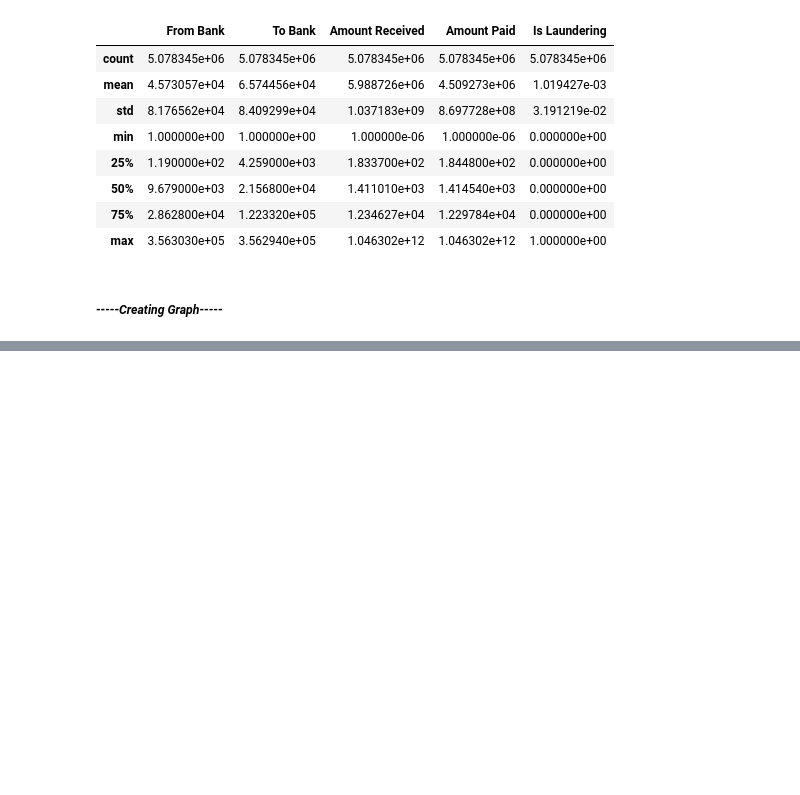
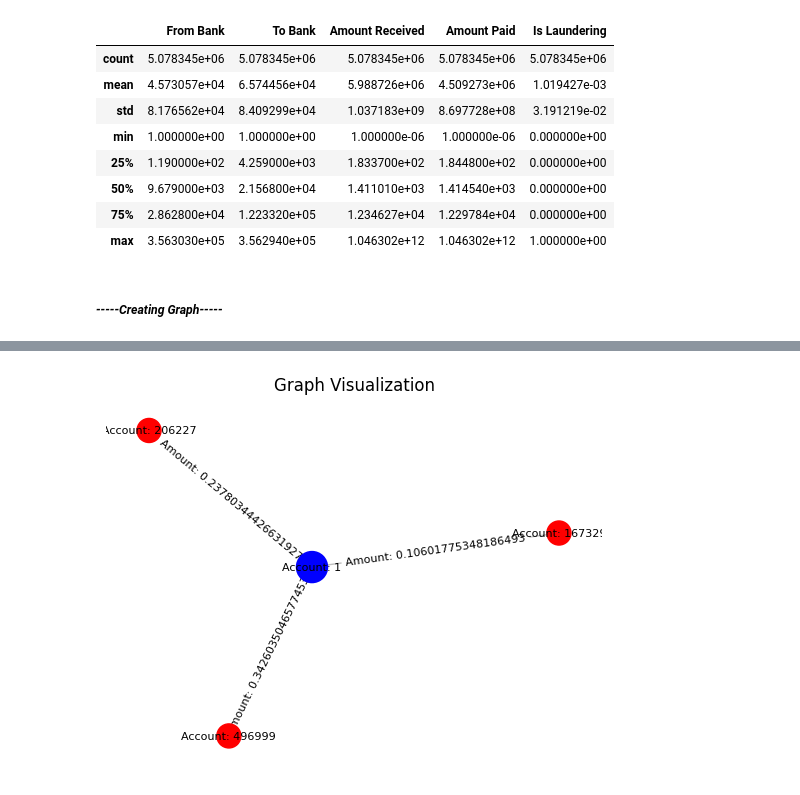
Before and after one commit to owhygithub/AML-fraud-detector, a Jupyter notebook: datasets_explore.ipynb, the cells around one changed output, grey strips where cells are left out. Saved outputs shown, nothing was run; the diff lists cells and outputs as text; code cells hidden in the pictures; blank space fills up the shorter version.

```diff
--- a/datasets_explore.ipynb
+++ b/datasets_explore.ipynb
@@ -242,0 +265,3 @@ NotADirectoryError: [Errno 20] Not a directory: '/Users/owhy/Desktop/THESIS/data
+# %%
+dataset = AMLtoGraph("/Users/owhy/Downloads")
+print(type(dataset))
@@ -242,0 +284,84 @@ NotADirectoryError: [Errno 20] Not a directory: '/Users/owhy/Desktop/THESIS/data
+# %%
+# Convert the PyTorch Geometric Data object to a NetworkX graph
+def to_networkx(data, node_id, num_transactions=10):
+    G = nx.Graph()
+
+    # Add the central node
+    G.add_node(node_id, label=f"Account: {node_id}", color="blue", size=500)
+
+    # Get the indices of transactions related to the given node
+    related_edges = (data.edge_index[0] == node_id).nonzero().squeeze()
+    num_related_edges = min(num_transactions, related_edges.numel())
+
+    # Add the related transactions and corresponding nodes
+    for i in range(num_related_edges):
+        transaction_id = related_edges[i].item()
+        source_node_id = data.edge_index[0, transaction_id].item()
+        target_node_id = data.edge_index[1, transaction_id].item()
+        transaction_amount = data.edge_attr[transaction_id, 0].item()
+
+        # Add the transaction edge
+        G.add_edge(
+            source_node_id,
+            target_node_id,
+            label=f"Amount: {transaction_amount}",
+            color="gray",
+        )
+
+        # Add the source and target nodes
+        if source_node_id != node_id:
+            G.add_node(
+                source_node_id,
+                label=f"Account: {source_node_id}",
+                color="green",
+                size=300,
+            )
+        if target_node_id != node_id:
+            G.add_node(
+                target_node_id,
+                label=f"Account: {target_node_id}",
+                color="red",
+                size=300,
+            )
+
+    return G
+
+
+# Visualize the NetworkX graph
+def visualize_networkx(graph):
+    pos = nx.spring_layout(graph, seed=42)  # Compute layout
+
+    # Draw nodes
+    node_colors = [graph.nodes[n]["color"] for n in graph.nodes()]
+    node_sizes = [graph.nodes[n]["size"] for n in graph.nodes()]
+    nx.draw_networkx_nodes(graph, pos, node_color=node_colors, node_size=node_sizes)
+
+    # Draw edges
+    edge_colors = [graph.edges[e]["color"] for e in graph.edges()]
+    nx.draw_networkx_edges(graph, pos, width=1.0, alpha=0.5, edge_color=edge_colors)
+
+    # Draw labels
+    node_labels = nx.get_node_attributes(graph, "label")
+    nx.draw_networkx_labels(
+        graph, pos, labels=node_labels, font_size=8, font_color="black"
+    )
+    edge_labels = nx.get_edge_attributes(graph, "label")
+    nx.draw_networkx_edge_labels(graph, pos, edge_labels=edge_labels, font_size=8)
+
+    # Display the graph
+    plt.title("Graph Visualization")
+    plt.axis("off")
+    plt.show()
+
+
+# Convert the first example in the dataset to a NetworkX graph focused on a specific node
+example_index = 0
+example_data = dataset[example_index]
+node_id_to_visualize = 1  # ID of the node to visualize
+num_transactions_to_visualize = 10  # Number of transactions to visualize
+graph = to_networkx(example_data, node_id_to_visualize, num_transactions_to_visualize)
+
+# Visualize the NetworkX graph
+visualize_networkx(graph)
+# %% [output]
+[figure, added]
```
Also changed, not shown: parts of 9 cells of this notebook.
